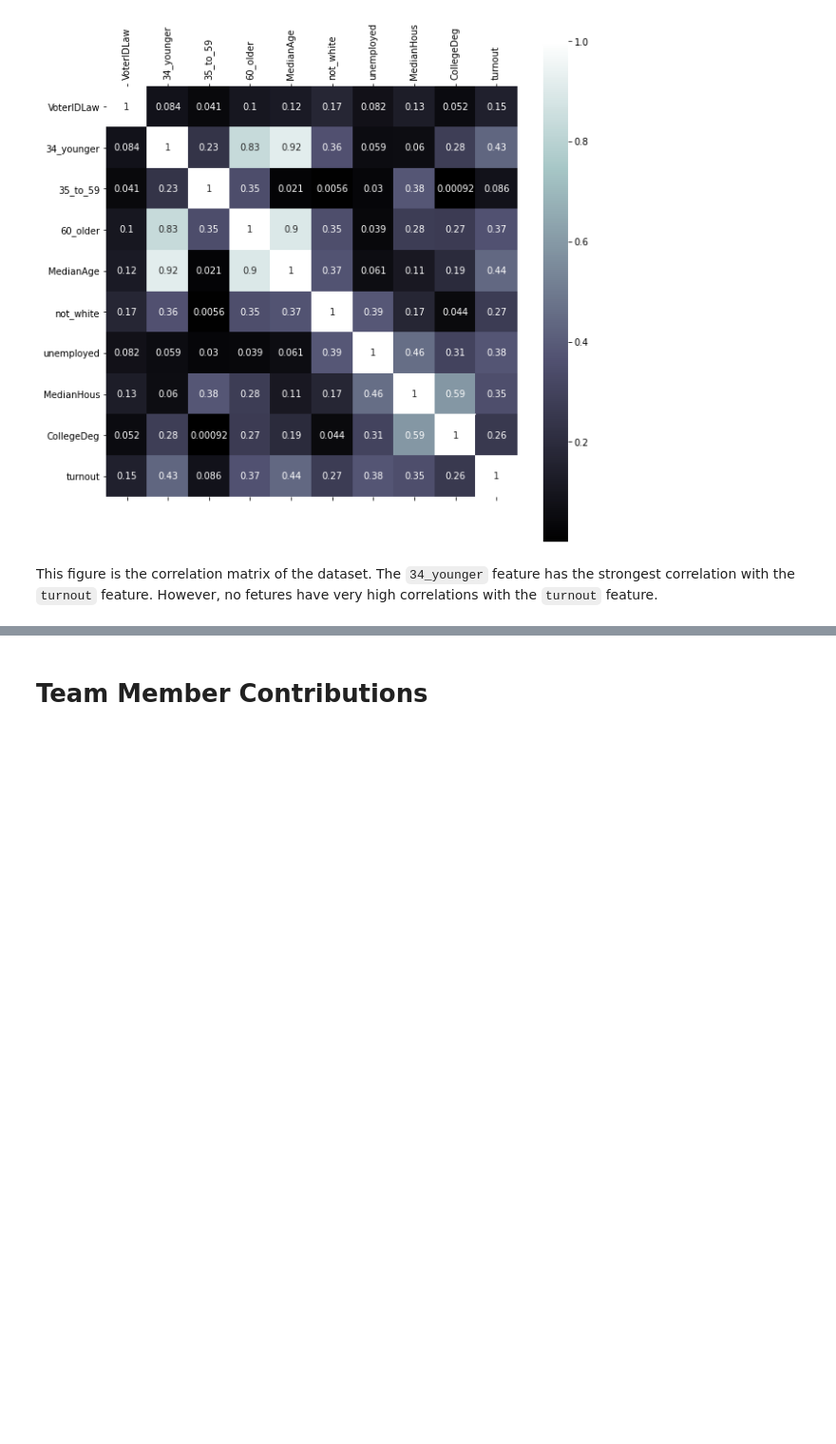
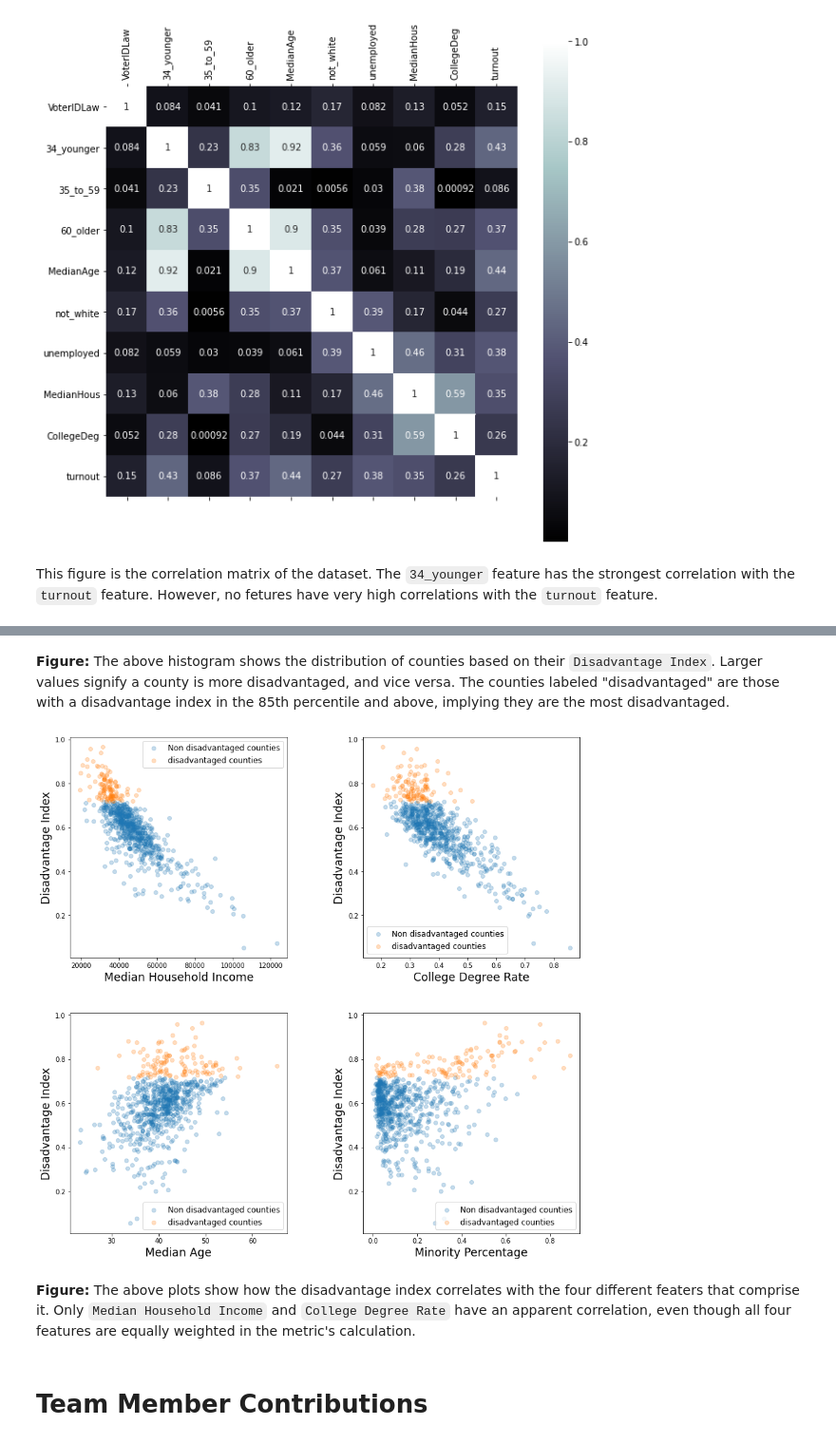
Before and after one commit to DesiPilla/demographics-voterid-turnout, a Jupyter notebook: Group_2_Final_Report.ipynb, the cells around one changed output, grey strips where cells are left out. Shown at 95% size. Cells and saved outputs as stored; diff of their text form; code cells hidden in the pictures; blank space fills up the shorter version.

```diff
--- a/Group_2_Final_Report.ipynb
+++ b/Group_2_Final_Report.ipynb
@@ -534,3 +767,33 @@ This figure is the correlation matrix of the dataset. The `34_younger` feature h
+# %% [markdown]
+**Figure:** The above histogram shows the distribution of counties based on their `Disadvantage Index`. Larger values signify a county is more disadvantaged, and vice versa. The counties labeled "disadvantaged" are those with a disadvantage index in the 85th percentile and above, implying they are the most disadvantaged.
+# %%
+feat_names = ['Median Household Income', 'College Degree Rate', 'Median Age', 'Minority Percentage']
+feat_labels = ['Median\nHousehold\nIncome', 'College\nDegree\nRate', 'Median Age', 'Minority\nPercentage']
+
+r, c = 2, 2
+fig, ax = plt.subplots(r, c, figsize=(7*c, 7*r))
+for i in range(np.prod(ax.shape)):
+
+    # Get index of counties in the bottom 25th percentile
+    idx = data_no_ak.disadvantaged
+    step = 4
+    alpha = 0.25
+
+    # Plot the counties, colored by their percentile
+    ax[i // c][i % c].scatter(feat.values[~idx, i][::step], data_no_ak['disadvantage_index'][~idx][::step], alpha=alpha, label='Non disadvantaged counties')
+    ax[i // c][i % c].scatter(feat.values[idx, i][::step], data_no_ak['disadvantage_index'][idx][::step], alpha=alpha, label='disadvantaged counties')
+
+    ax[i // c][i % c].set_ylabel('Disadvantage Index', fontsize='xx-large')
+    ax[i // c][i % c].set_xlabel(feat_names[i], fontsize='xx-large')
+    ax[i // c][i % c].legend(fontsize='large')
+
+fig.subplots_adjust(hspace=0.25, wspace=0.35)
+fig.savefig('/content/drive/My Drive/MLPP Project/Pictures/disadvantage_index_correlations.png', clobber=True)
+fig.show();
+# %% [output]
+[figure, added]
+# %% [markdown]
+**Figure:** The above plots show how the disadvantage index correlates with the four different featers that comprise it. Only `Median Household Income` and `College Degree Rate` have an apparent correlation, even though all four features are equally weighted in the metric's calculation.
 # %% [markdown]
 # Team Member Contributions
 # %% [markdown]
```
Also changed, not shown: parts of 14 cells of this notebook.
